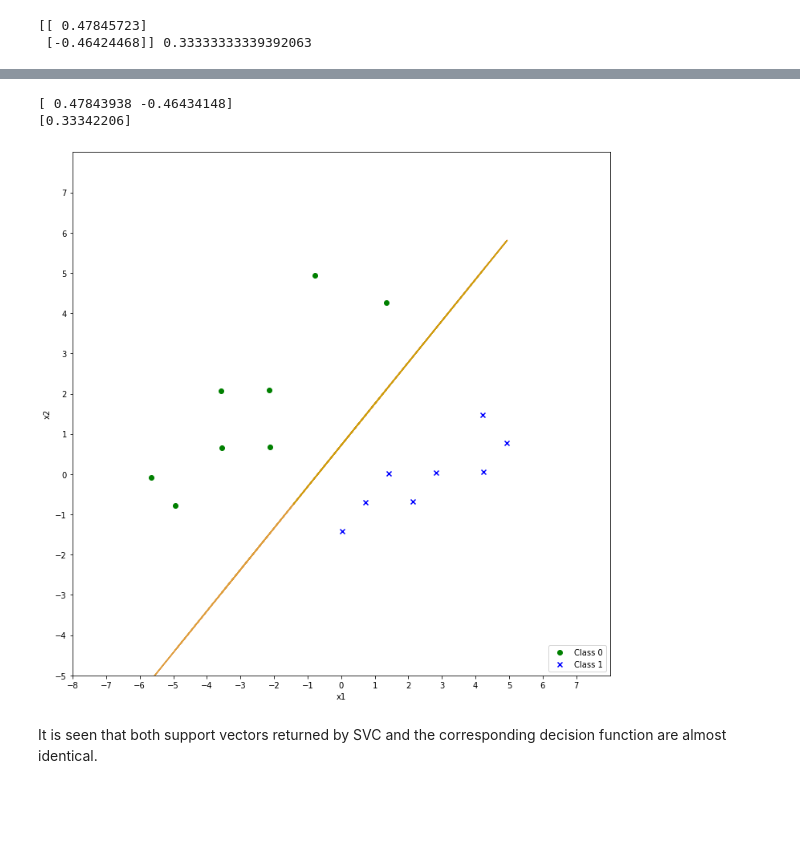
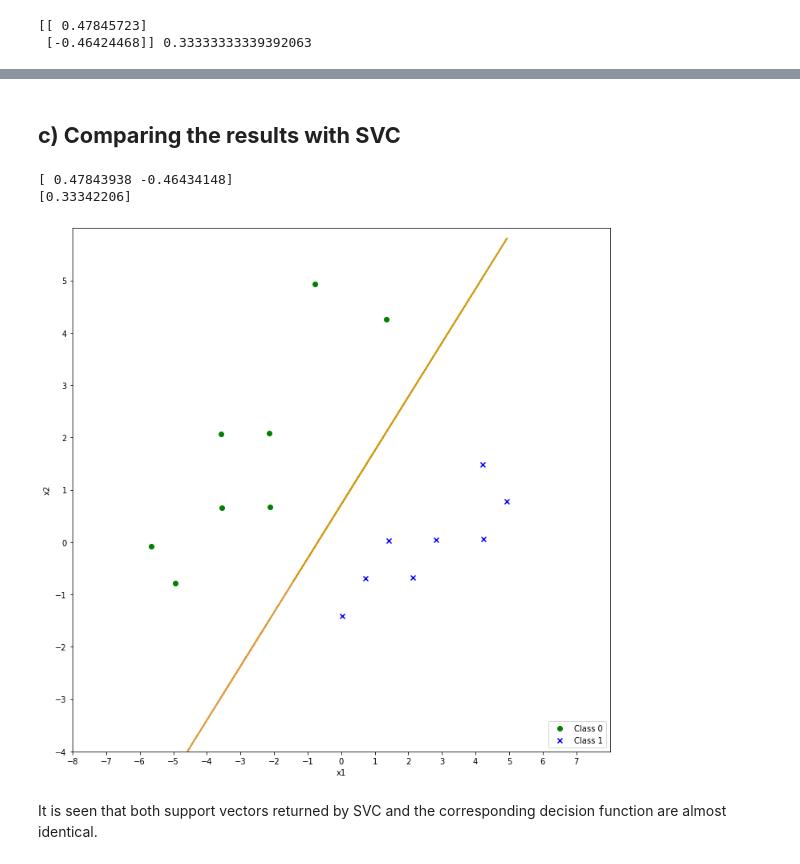
Before and after one commit to melihkurtaran/MachineLearning, a Jupyter notebook: InstanceBasedLearning/InstancebasedLearning.ipynb, the cells around one changed output, grey strips where cells are left out. Cells and saved outputs as stored; diff of their text form; code cells hidden in the pictures; blank space fills up the shorter version.

```diff
--- a/InstanceBasedLearning/InstancebasedLearning.ipynb
+++ b/InstanceBasedLearning/InstancebasedLearning.ipynb
@@ -197,3 +279,5 @@ plt.show()
+# %% [markdown]
+## **c) Comparing the results with SVC**
 # %%
 from sklearn import svm
 N = X.shape[0]
@@ -218,36 +302,36 @@ plt.scatter(class_0[:, 0], class_0[:, 1],
 
 # Scatter plot for class 1
 plt.scatter(class_1[:, 0], class_1[:, 1],
             marker='x', color='blue',
             label='Class 1')
 
 # Plot the decision boundary and the margins using the optimized values of w and w0
 plt.plot(X, (-w0.value - (w[0].value*X))/w[1].value , 'r', alpha=0.5)
 plt.plot(X, (-w0_svm - (w_svm[0]*X))/w_svm[1] , 'y', alpha=0.5)
 
 # Set plot limits
 plt.xlim(-8, 8)
-plt.ylim(-5, 8)
+plt.ylim(-4, 6)
 
 # Set axis ticks
 plt.xticks(np.arange(-8, 8, step=1))
-plt.yticks(np.arange(-5, 8, step=1))
+plt.yticks(np.arange(-4, 6, step=1))
 
 # Set axis labels
 plt.xlabel('X-axis')
 plt.ylabel('Y-axis')
 
 # Add labels
 plt.xlabel('x1')
 plt.ylabel('x2')
 
 # Add legend
 plt.legend(loc='lower right')
 
 # Show plot
 plt.show()
 # %% [output]
-[figure, old version]
+[figure, new version]
 # %% [markdown]
 It is seen that both support vectors returned by SVC and the corresponding decision function are almost identical.
 # %% [markdown]
```
Also changed, not shown: parts of 17 cells of this notebook.
